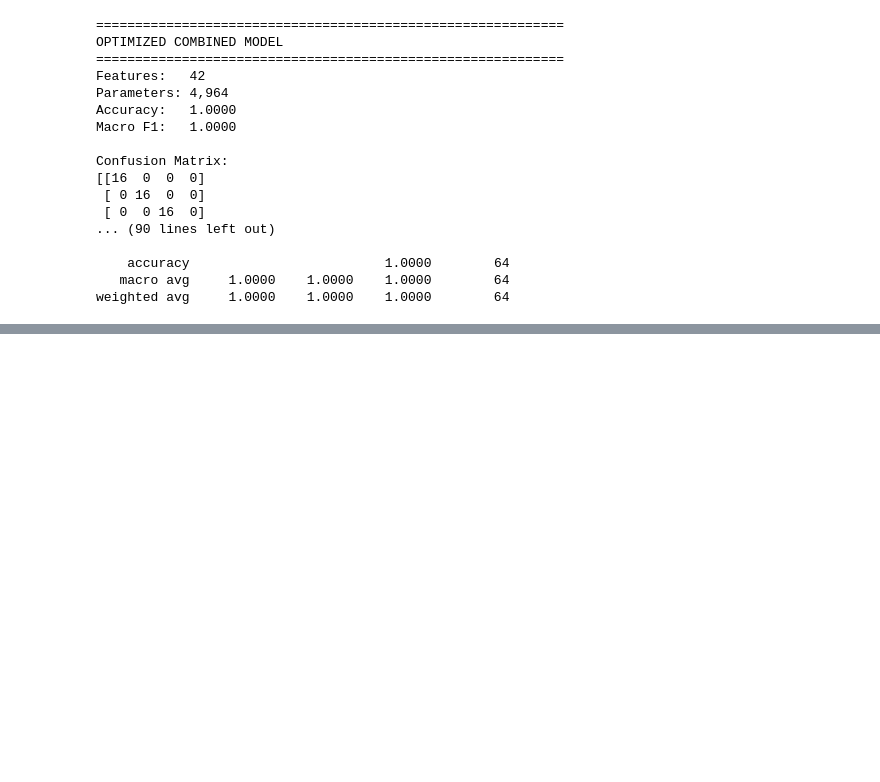
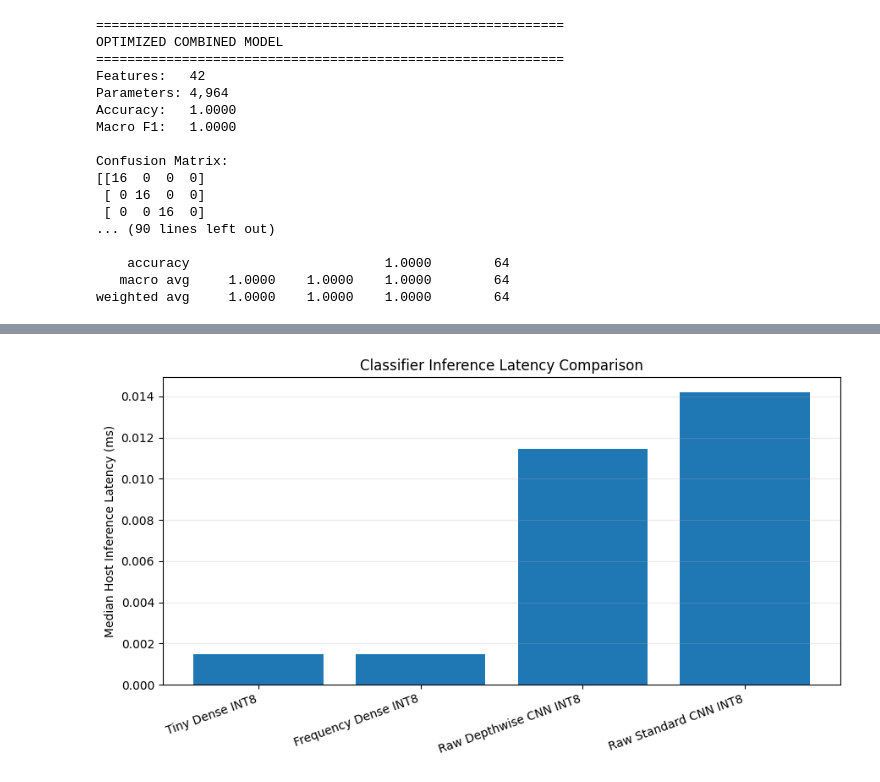
Before and after one commit to mrzamaniiii/TinyML-Compression-Benchmark, a Jupyter notebook: Data/Gesture_Classification.ipynb, the cells around one changed output, grey strips where cells are left out. Saved outputs shown, nothing was run; the diff lists cells and outputs as text; code cells hidden in the pictures; blank space fills up the shorter version.

```diff
--- a/Data/Gesture_Classification.ipynb
+++ b/Data/Gesture_Classification.ipynb
@@ -2695,0 +5253,44 @@ MAC reduction with Depthwise: 67.23%
+# %%
+# ============================================================
+# FINAL FIGURE 3
+# Host Classifier Inference Latency
+# ============================================================
+
+fig_df = final_report_df.copy()
+
+plt.figure(figsize=(9, 5))
+
+plt.bar(
+    fig_df["Model"],
+    fig_df["Host Latency (ms)"]
+)
+
+plt.ylabel(
+    "Median Host Inference Latency (ms)"
+)
+
+plt.title(
+    "Classifier Inference Latency Comparison"
+)
+
+plt.xticks(
+    rotation=20,
+    ha="right"
+)
+
+plt.grid(
+    axis="y",
+    alpha=0.25
+)
+
+plt.tight_layout()
+
+plt.savefig(
+    "host_latency_comparison.png",
+    dpi=300,
+    bbox_inches="tight"
+)
+
+plt.show()
+# %% [output]
+[figure, added]
```
Also changed, not shown: parts of 98 cells of this notebook.
